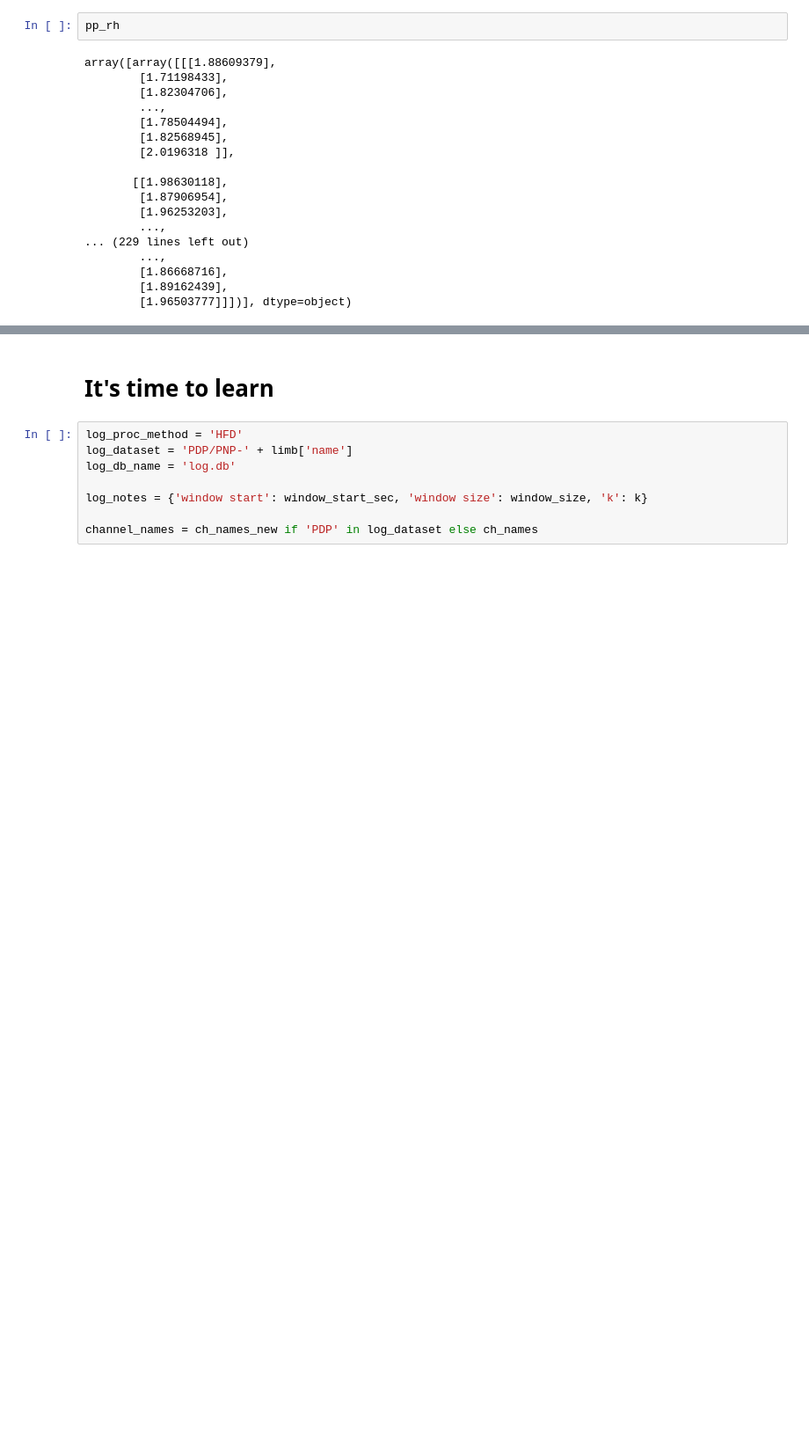
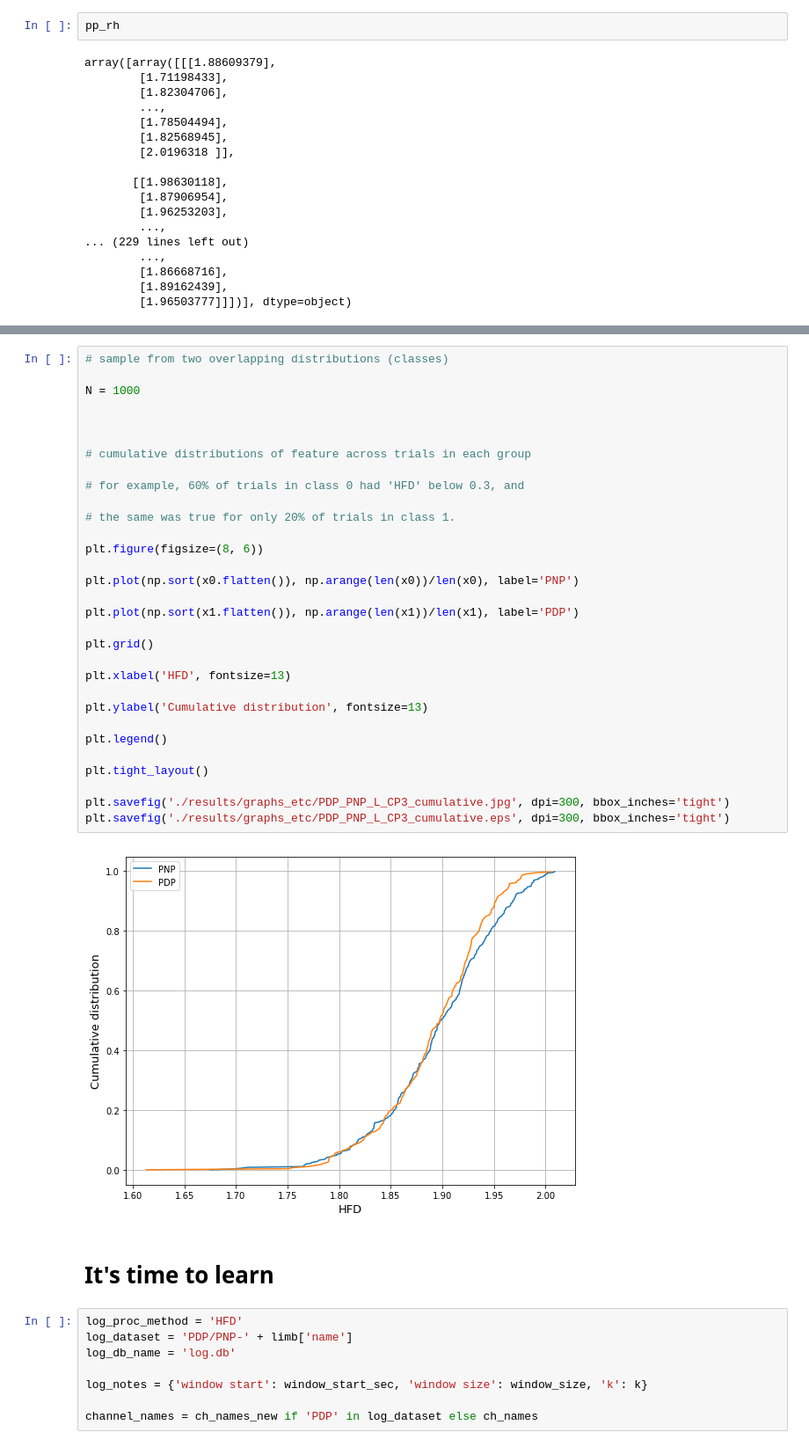
Before and after one commit to cristianch/EEG_CNP, a Jupyter notebook: notebooks/hfd_analysis.ipynb, the cells around one changed output, grey strips where cells are left out. Shown at 88% size. Saved outputs shown, nothing was run; the diff lists cells and outputs as text; blank space fills up the shorter version.

```diff
--- a/notebooks/hfd_analysis.ipynb
+++ b/notebooks/hfd_analysis.ipynb
@@ -1015,3 +967,36 @@ array([array([[[1.88609379],
+# %%
+# sample from two overlapping distributions (classes)
+
+N = 1000
+
+
+
+# cumulative distributions of feature across trials in each group
+
+# for example, 60% of trials in class 0 had 'HFD' below 0.3, and
+
+# the same was true for only 20% of trials in class 1.
+
+plt.figure(figsize=(8, 6))
+
+plt.plot(np.sort(x0.flatten()), np.arange(len(x0))/len(x0), label='PNP')
+
+plt.plot(np.sort(x1.flatten()), np.arange(len(x1))/len(x1), label='PDP')
+
+plt.grid()
+
+plt.xlabel('HFD', fontsize=13)
+
+plt.ylabel('Cumulative distribution', fontsize=13)
+
+plt.legend()
+
+plt.tight_layout()
+
+plt.savefig('./results/graphs_etc/PDP_PNP_L_CP3_cumulative.jpg', dpi=300, bbox_inches='tight')
+plt.savefig('./results/graphs_etc/PDP_PNP_L_CP3_cumulative.eps', dpi=300, bbox_inches='tight')
+# %% [output]
+[figure, added]
 # %% [markdown]
 # It's time to learn
 # %%
```
Also changed, not shown: parts of 7 cells of this notebook, 4 other files.
